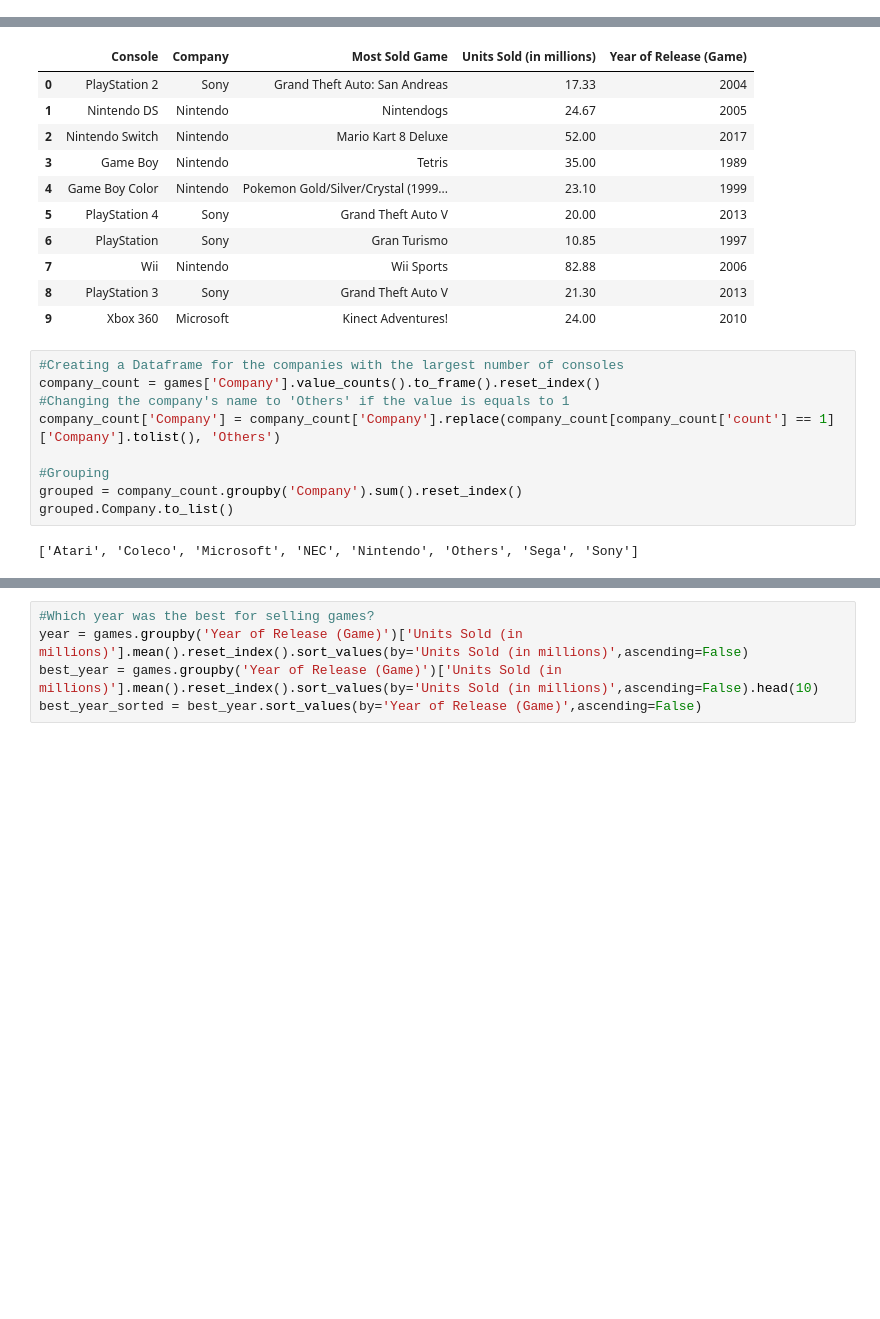
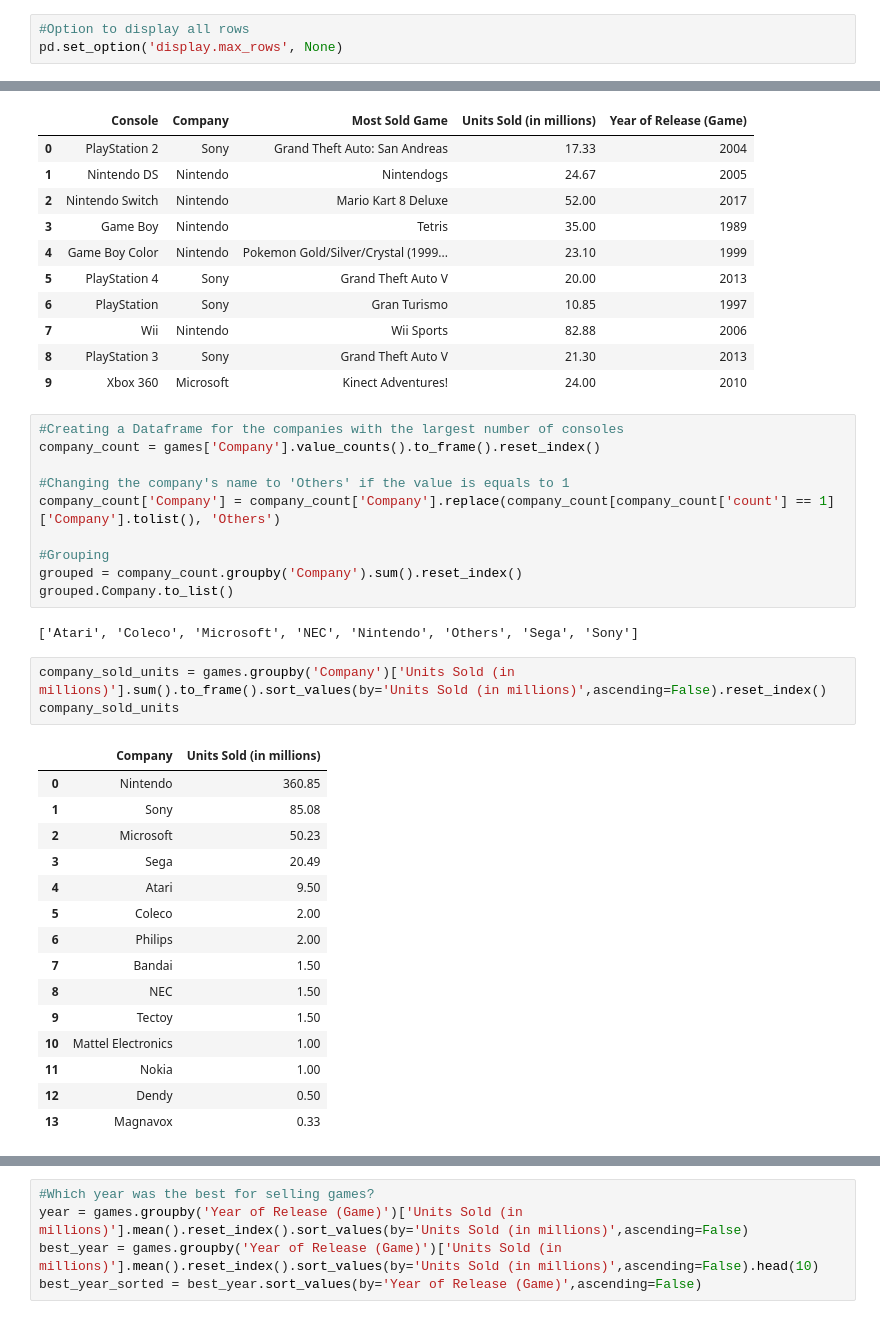
Before and after one commit to danieldorta/Best-Selling-Consoles-and-Their-Best-Selling-Games, a Jupyter notebook: Best selling Games by Console Analysis.ipynb, the cells around one changed output, grey strips where cells are left out. Cells and saved outputs as stored; diff of their text form; blank space fills up the shorter version.

```diff
--- a/Best selling Games by Console Analysis.ipynb
+++ b/Best selling Games by Console Analysis.ipynb
@@ -21,6 +21,9 @@ The data for this dataset was sourced from a variety of publicly available sales
 import pandas as pd
 import matplotlib.pyplot as plt
 import seaborn as sns
+# %%
+#Option to display all rows
+pd.set_option('display.max_rows', None)
 # %%
 #Setting some color and style preferences for Seaborn
 
@@ -298,6 +308,7 @@ games.head(10)
 # %%
 #Creating a Dataframe for the companies with the largest number of consoles
 company_count = games['Company'].value_counts().to_frame().reset_index()
+
 #Changing the company's name to 'Others' if the value is equals to 1
 company_count['Company'] = company_count['Company'].replace(company_count[company_count['count'] == 1]['Company'].tolist(), 'Others')
 
@@ -306,6 +317,25 @@ grouped = company_count.groupby('Company').sum().reset_index()
 grouped.Company.to_list()
 # %% [output]
 ['Atari', 'Coleco', 'Microsoft', 'NEC', 'Nintendo', 'Others', 'Sega', 'Sony']
+# %%
+company_sold_units = games.groupby('Company')['Units Sold (in millions)'].sum().to_frame().sort_values(by='Units Sold (in millions)',ascending=False).reset_index()
+company_sold_units
+# %% [output]
+|  | Company | Units Sold (in millions) |
+| 0 | Nintendo | 360.85 |
+| 1 | Sony | 85.08 |
+| 2 | Microsoft | 50.23 |
+| 3 | Sega | 20.49 |
+| 4 | Atari | 9.50 |
+| 5 | Coleco | 2.00 |
+| 6 | Philips | 2.00 |
+| 7 | Bandai | 1.50 |
+| 8 | NEC | 1.50 |
+| 9 | Tectoy | 1.50 |
+| 10 | Mattel Electronics | 1.00 |
+| 11 | Nokia | 1.00 |
+| 12 | Dendy | 0.50 |
+| 13 | Magnavox | 0.33 |
 # %%
 #Use subplots
 plt.figure(figsize=(16,8))
```
Also changed, not shown: parts of 7 cells of this notebook, 2 other files.
